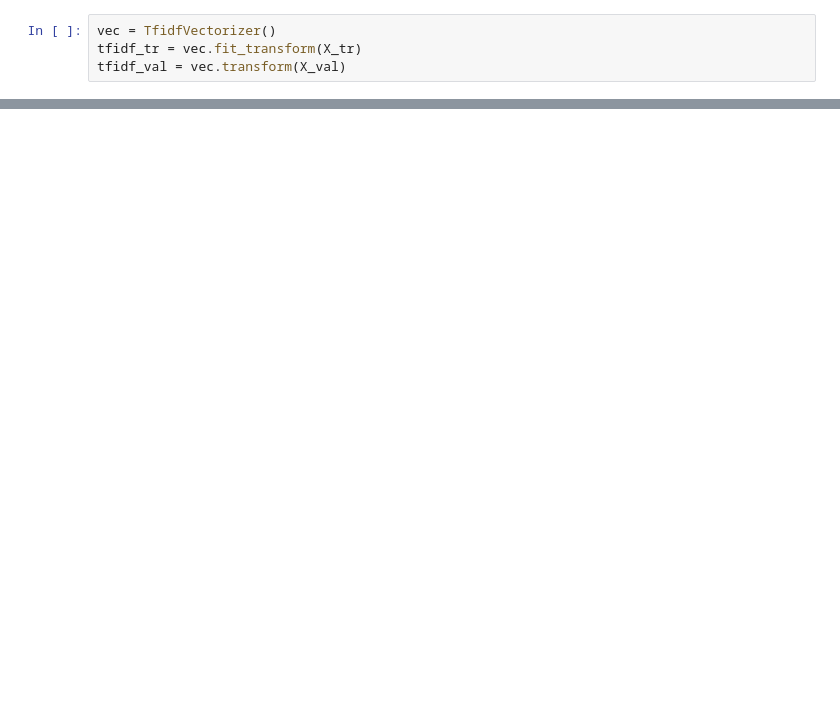
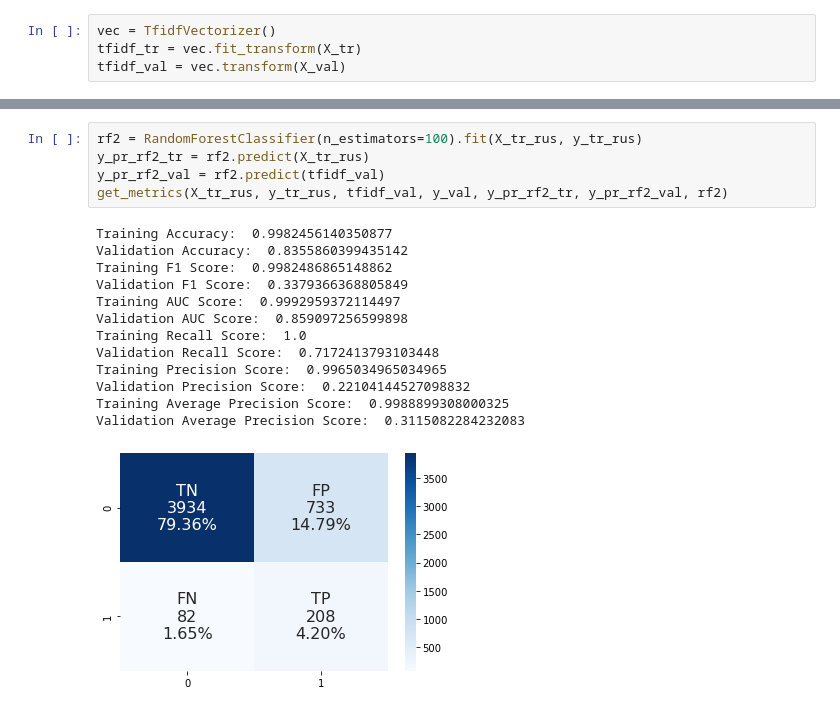
Before and after one commit to datascisteven/Twitter-Sentiment-Analysis, a Jupyter notebook: notebooks_steven/modeling.ipynb, the cells around one changed output, grey strips where cells are left out. Cells and saved outputs as stored; diff of their text form; blank space fills up the shorter version.

```diff
--- a/notebooks_steven/modeling.ipynb
+++ b/notebooks_steven/modeling.ipynb
@@ -156,0 +175,19 @@ Validation Average Precision Score:  0.3497021490008816
+# %%
+rf2 = RandomForestClassifier(n_estimators=100).fit(X_tr_rus, y_tr_rus)
+y_pr_rf2_tr = rf2.predict(X_tr_rus)
+y_pr_rf2_val = rf2.predict(tfidf_val)
+get_metrics(X_tr_rus, y_tr_rus, tfidf_val, y_val, y_pr_rf2_tr, y_pr_rf2_val, rf2)
+# %% [output]
+Training Accuracy:  0.9982456140350877
+Validation Accuracy:  0.8355860399435142
+Training F1 Score:  0.9982486865148862
+Validation F1 Score:  0.3379366368805849
+Training AUC Score:  0.9992959372114497
+Validation AUC Score:  0.859097256599898
+Training Recall Score:  1.0
+Validation Recall Score:  0.7172413793103448
+Training Precision Score:  0.9965034965034965
+Validation Precision Score:  0.22104144527098832
+Training Average Precision Score:  0.9988899308000325
+Validation Average Precision Score:  0.3115082284232083
+[figure, added]
```
Also changed, not shown: parts of 28 cells of this notebook, 1 other file.
